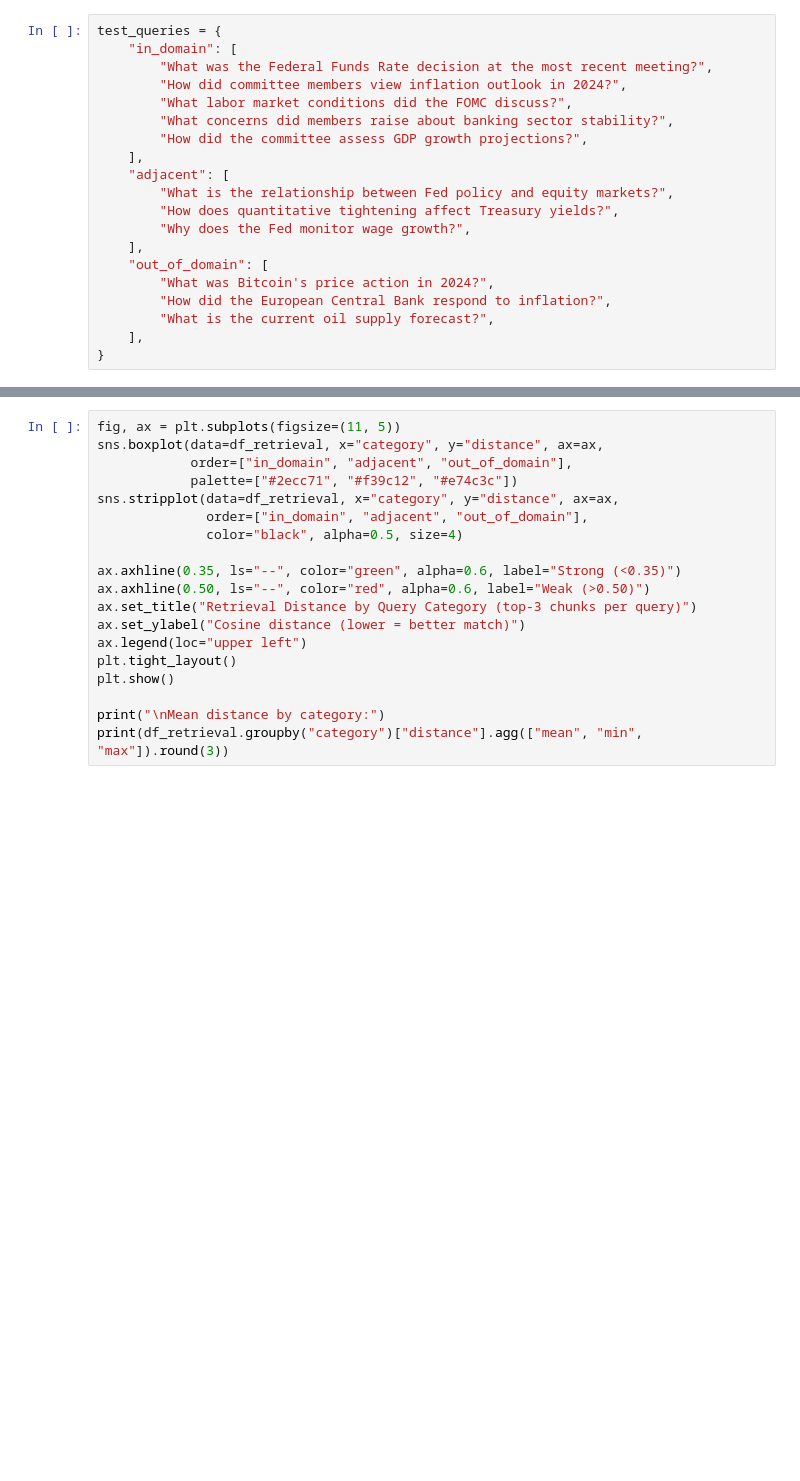
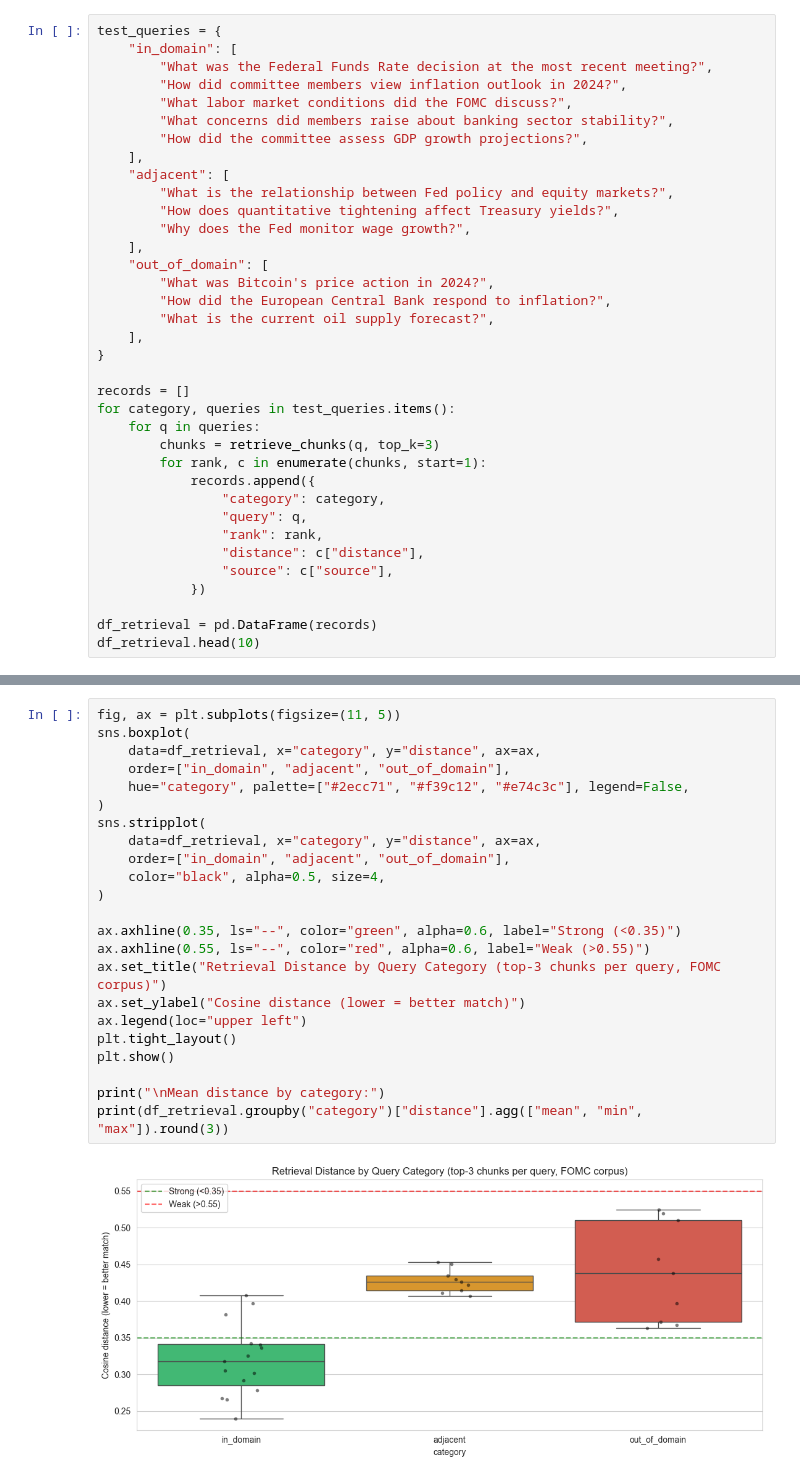
Before and after one commit to Dheerajc15/RiskPulse, a Jupyter notebook: notebooks/rag_market_data.ipynb, the cells around one changed output, grey strips where cells are left out. Saved outputs shown, nothing was run; the diff lists cells and outputs as text; blank space fills up the shorter version.

```diff
--- a/notebooks/rag_market_data.ipynb
+++ b/notebooks/rag_market_data.ipynb
@@ -98,4 +162,20 @@ test_queries = {
         "What is the current oil supply forecast?",
     ],
 }
+
+records = []
+for category, queries in test_queries.items():
+    for q in queries:
+        chunks = retrieve_chunks(q, top_k=3)
+        for rank, c in enumerate(chunks, start=1):
+            records.append({
+                "category": category,
+                "query": q,
+                "rank": rank,
+                "distance": c["distance"],
+                "source": c["source"],
+            })
+
+df_retrieval = pd.DataFrame(records)
+df_retrieval.head(10)
 # %% [output]
@@ -103,20 +193,25 @@ Error:
 # %%
 fig, ax = plt.subplots(figsize=(11, 5))
-sns.boxplot(data=df_retrieval, x="category", y="distance", ax=ax,
-            order=["in_domain", "adjacent", "out_of_domain"],
-            palette=["#2ecc71", "#f39c12", "#e74c3c"])
-sns.stripplot(data=df_retrieval, x="category", y="distance", ax=ax,
-              order=["in_domain", "adjacent", "out_of_domain"],
-              color="black", alpha=0.5, size=4)
+sns.boxplot(
+    data=df_retrieval, x="category", y="distance", ax=ax,
+    order=["in_domain", "adjacent", "out_of_domain"],
+    hue="category", palette=["#2ecc71", "#f39c12", "#e74c3c"], legend=False,
+)
+sns.stripplot(
+    data=df_retrieval, x="category", y="distance", ax=ax,
+    order=["in_domain", "adjacent", "out_of_domain"],
+    color="black", alpha=0.5, size=4,
+)
 
 ax.axhline(0.35, ls="--", color="green", alpha=0.6, label="Strong (<0.35)")
-ax.axhline(0.50, ls="--", color="red", alpha=0.6, label="Weak (>0.50)")
-ax.set_title("Retrieval Distance by Query Category (top-3 chunks per query)")
+ax.axhline(0.55, ls="--", color="red", alpha=0.6, label="Weak (>0.55)")
+ax.set_title("Retrieval Distance by Query Category (top-3 chunks per query, FOMC corpus)")
 ax.set_ylabel("Cosine distance (lower = better match)")
 ax.legend(loc="upper left")
 plt.tight_layout()
 plt.show()
 
 print("\nMean distance by category:")
 print(df_retrieval.groupby("category")["distance"].agg(["mean", "min", "max"]).round(3))
 # %% [output]
+[figure, new version]
```
Also changed, not shown: parts of 30 cells of this notebook.
